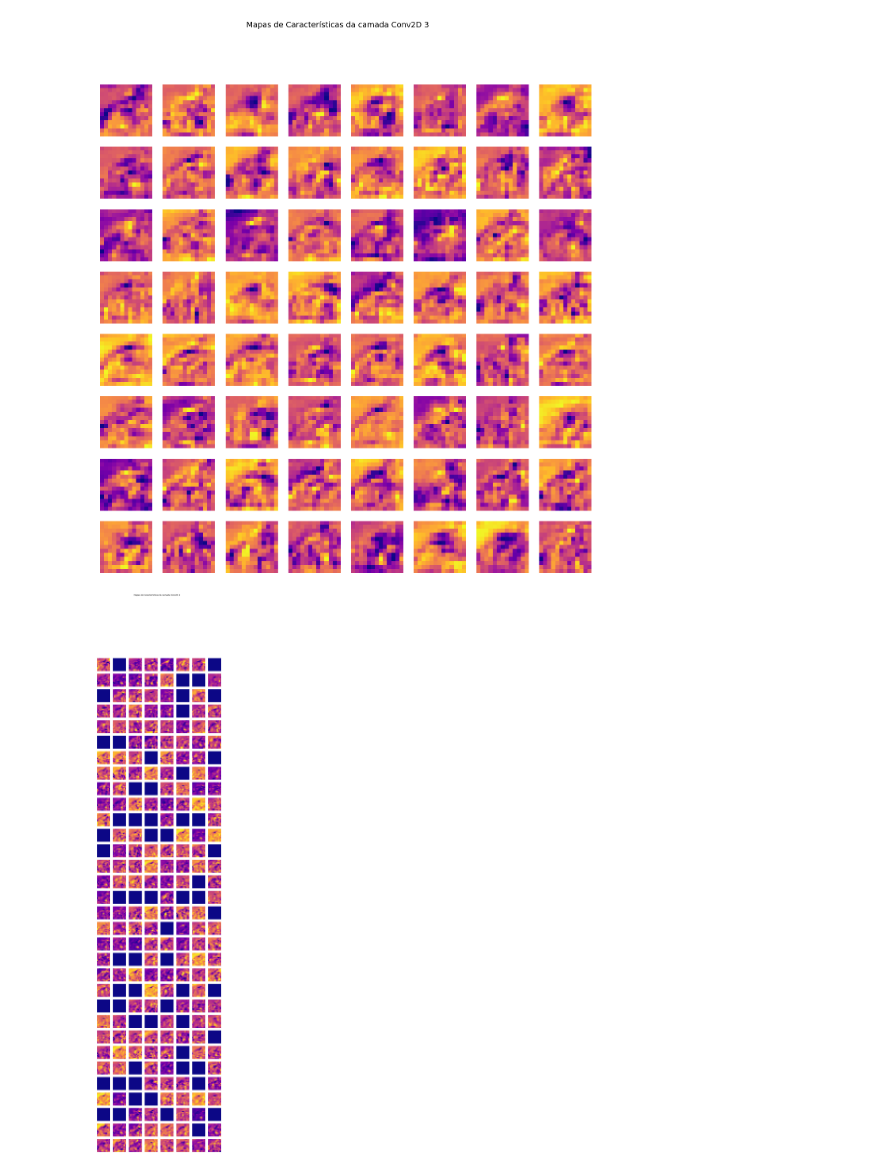
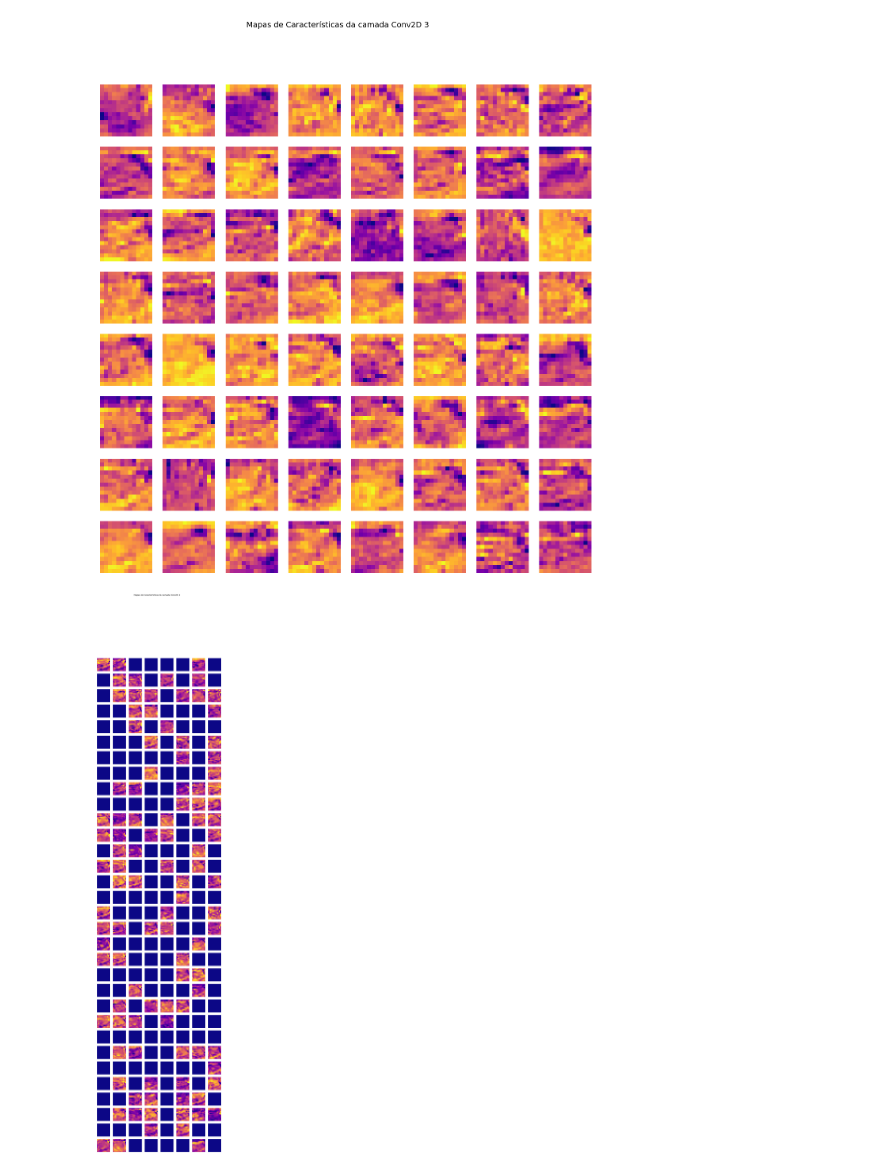
Before and after one commit to MickaelXDS/CIFAR-10-Convolutional-Neural-Network-CNN-Model, a Jupyter notebook: CifarModelCNN.ipynb, the cells around one changed output. Drawn from its saved outputs; the diff is of its cells as text; code cells hidden in the pictures.

```diff
--- a/CifarModelCNN.ipynb
+++ b/CifarModelCNN.ipynb
@@ -24,8 +46,8 @@ y_test = tf.keras.utils.to_categorical(y_test, 10)
 class_names = ['avião', 'carro', 'pássaro', 'gato', 'cervo', 'cachorro', 'sapo', 'cavalo', 'navio', 'caminhão']
 # %%
 plt.figure(figsize=(10,10))
-for i in range(25, 50):
-    plt.subplot(5, 5, i-24)  # Ajuste para o subplot começar do 1 novamente
+for i in range(1, 26):
+    plt.subplot(5, 5, i)
     plt.xticks([])
     plt.yticks([])
     plt.grid(False)
@@ -53,25 +77,21 @@ model = tf.keras.Sequential([
     tf.keras.layers.BatchNormalization(),
     tf.keras.layers.Activation('relu'),
 
-    #tf.keras.layers.Dropout(0.3),
-
     tf.keras.layers.MaxPooling2D((2,2)),
 
     tf.keras.layers.Conv2D(64, (2,2), padding='valid', kernel_initializer='he_normal', bias_initializer='zeros'),
     tf.keras.layers.BatchNormalization(),
     tf.keras.layers.Activation('relu'),
 
-    #tf.keras.layers.Dropout(0.3),
-
     tf.keras.layers.Conv2D(256, (1,1), padding='valid', kernel_regularizer=tf.keras.regularizers.l2()),
     tf.keras.layers.BatchNormalization(),
     tf.keras.layers.Activation('relu'),
 
-    tf.keras.layers.Dropout(0.5),#ajt 0.6
+    tf.keras.layers.Dropout(0.5),
 
     tf.keras.layers.Flatten(),
 
-    tf.keras.layers.Dropout(0.5),#ajt 0.6
+    #tf.keras.layers.Dropout(0.5),
 
     tf.keras.layers.Dense(128, activation='relu',kernel_regularizer=tf.keras.regularizers.l2()),
     tf.keras.layers.Dropout(0.4),
@@ -123,7 +145,7 @@ model.compile(
 # %%
 history = model.fit(
     x_train, y_train,
-    epochs=100,
+    epochs=200,
     batch_size=128,
     validation_data=(x_val, y_val),
     callbacks= callbacks
@@ -220,23 +270,18 @@ plt.show()
 # %%
-# Acessa as entradas e saídas do modelo
 inputs = model.inputs
 outputs = [layer.output for layer in model.layers if isinstance(layer, tf.keras.layers.Conv2D)]
 
-# Cria um novo modelo com as saídas das camadas Conv2D
 activation_model = Model(inputs=inputs, outputs=outputs)
 
-# Prepara a imagem de teste
-img = x_test[6]
+img = x_test[2]
 img = np.expand_dims(img, axis=0)
 
-# Obtém as ativações das camadas
 activations = activation_model.predict(img)
 
-# Visualiza as ativações
 for i, activation in enumerate(activations):
     n_features = activation.shape[-1]
-    n_cols = min(n_features, 8)  # Define número máximo de colunas como 8
-    n_rows = (n_features + n_cols - 1) // n_cols  # Calcula o número de linhas
+    n_cols = min(n_features, 8)
+    n_rows = (n_features + n_cols - 1) // n_cols
 
     plt.figure(figsize=(n_cols * 2, n_rows * 2))
     for j in range(n_features):
@@ -244,7 +289,6 @@ for i, activation in enumerate(activations):
         plt.imshow(activation[0, :, :, j], cmap='plasma')
         plt.axis('off')
 
-    # Título do gráfico
     plt.suptitle(f'Mapas de Características da camada Conv2D {i+1}', fontsize=14)
     plt.show()
 # %% [output]
@@ -254,2 +298,2 @@ for i, activation in enumerate(activations):
-[figure, old version]
+[figure, new version]
-[figure, old version]
+[figure, new version]
```
Also changed, not shown: parts of 20 cells of this notebook.
